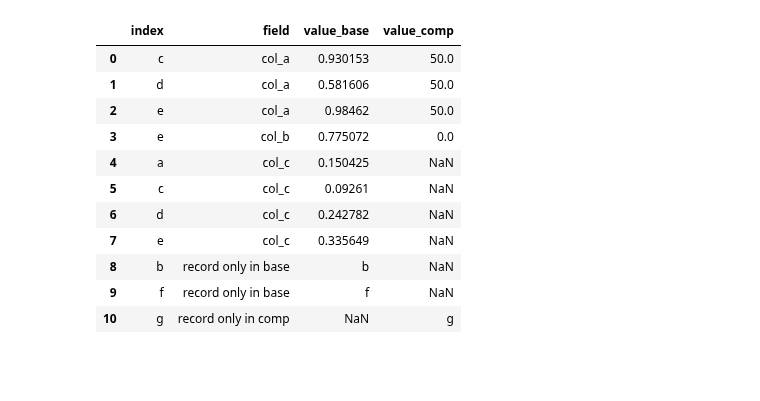
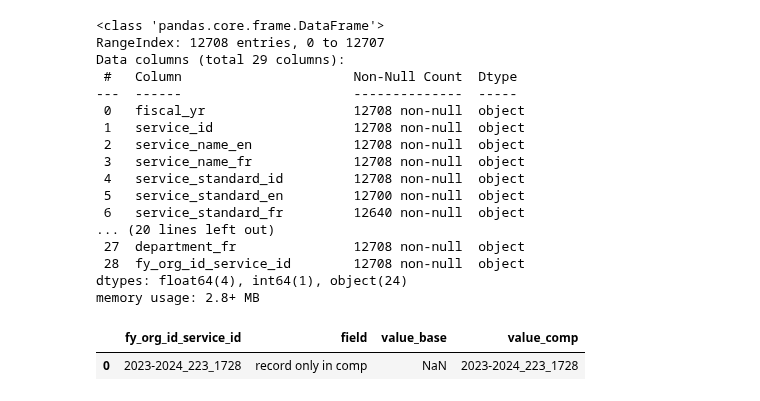
Before and after one commit to gcperformance/service-data, a Jupyter notebook: notebooks/experiment-snapshot-diff.ipynb, the cells around one changed output. Saved outputs shown, nothing was run; the diff lists cells and outputs as text; code cells hidden in the pictures; blank space fills up the shorter version.

Commit message:
comparison.py works, bug fix on drr indicators

```diff
--- a/notebooks/experiment-snapshot-diff.ipynb
+++ b/notebooks/experiment-snapshot-diff.ipynb
@@ -131,19 +273,34 @@ def compare(df_base, df_comp, key_name):
+# %%
+ss.info()
+# %% [output]
+<class 'pandas.core.frame.DataFrame'>
+RangeIndex: 12708 entries, 0 to 12707
+Data columns (total 29 columns):
+ #   Column                      Non-Null Count  Dtype
+---  ------                      --------------  -----
+ 0   fiscal_yr                   12708 non-null  object
+ 1   service_id                  12708 non-null  object
+ 2   service_name_en             12708 non-null  object
+ 3   service_name_fr             12708 non-null  object
+ 4   service_standard_id         12708 non-null  object
+ 5   service_standard_en         12700 non-null  object
+ 6   service_standard_fr         12640 non-null  object
+... (20 lines left out)
+ 27  department_fr               12708 non-null  object
+ 28  fy_org_id_service_id        12708 non-null  object
+dtypes: float64(4), int64(1), object(24)
+memory usage: 2.8+ MB
 # %%
-table1 = pd.read_csv('../table1.csv')
-table2 = pd.read_csv('../table2.csv')
+# table1 = pd.read_csv('../table1.csv')
+# table2 = pd.read_csv('../table2.csv')
 
-comparison_table = compare(table1, table2, 'index')
+df_base = ss
+df_comp = snap_ss
+key_name = 'fy_org_id_service_id_service_standard'
+
+
+comparison_table = compare_simple(df_base, df_comp, key_name)
 comparison_table
 # %% [output]
-|  | index | field | value_base | value_comp |
-| 0 | c | col_a | 0.930153 | 50.0 |
-| 1 | d | col_a | 0.581606 | 50.0 |
-| 2 | e | col_a | 0.98462 | 50.0 |
-| 3 | e | col_b | 0.775072 | 0.0 |
-| 4 | a | col_c | 0.150425 | NaN |
-| 5 | c | col_c | 0.09261 | NaN |
-| 6 | d | col_c | 0.242782 | NaN |
-| 7 | e | col_c | 0.335649 | NaN |
-| 8 | b | record only in base | b | NaN |
-| 9 | f | record only in base | f | NaN |
-| 10 | g | record only in comp | NaN | g |
+|  | fy_org_id_service_id | field | value_base | value_comp |
+| 0 | 2023-2024_223_1728 | record only in comp | NaN | 2023-2024_223_1728 |
```
Also changed, not shown: parts of 8 cells of this notebook, 23 other files.
